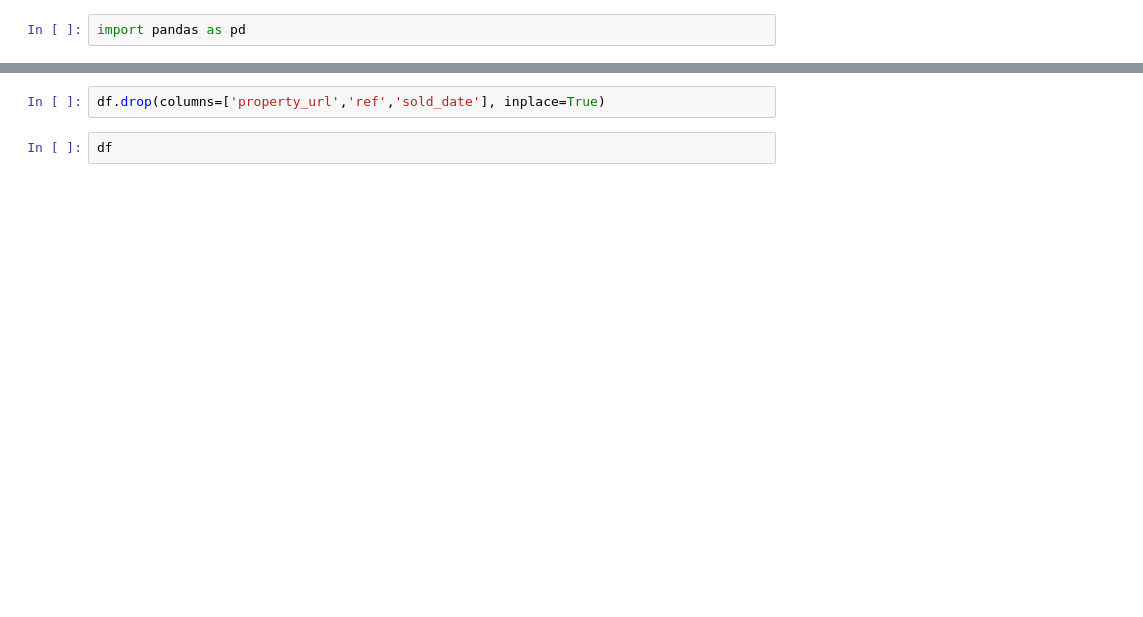
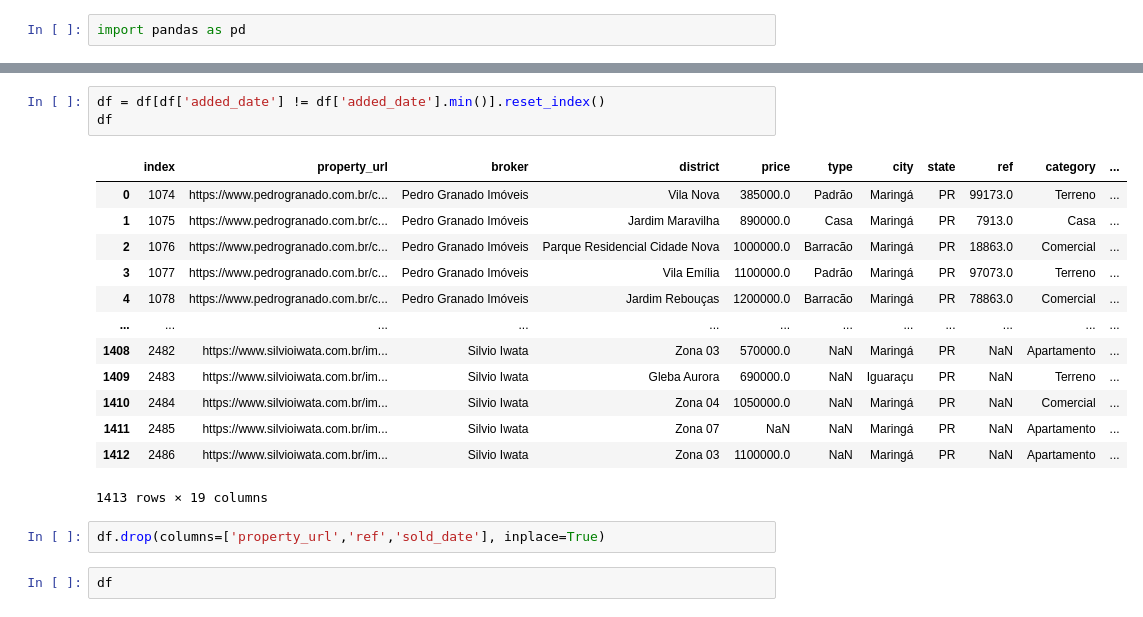
Before and after one commit to joaopaivaa/Maringa-Housing-Prices, a Jupyter notebook: filtering.ipynb, the cells around one changed output, grey strips where cells are left out. Cells and saved outputs as stored; diff of their text form; blank space fills up the shorter version.

```diff
--- a/filtering.ipynb
+++ b/filtering.ipynb
@@ -20,3 +20,20 @@ df
+# %%
+df = df[df['added_date'] != df['added_date'].min()].reset_index()
+df
+# %% [output]
+|  | index | property_url | broker | district | price | type | city | state | ref | category | ... |
+| 0 | 1074 | https://www.pedrogranado.com.br/c... | Pedro Granado Imóveis | Vila Nova | 385000.0 | Padrão | Maringá | PR | 99173.0 | Terreno | ... |
+| 1 | 1075 | https://www.pedrogranado.com.br/c... | Pedro Granado Imóveis | Jardim Maravilha | 890000.0 | Casa | Maringá | PR | 7913.0 | Casa | ... |
+| 2 | 1076 | https://www.pedrogranado.com.br/c... | Pedro Granado Imóveis | Parque Residencial Cidade Nova | 1000000.0 | Barracão | Maringá | PR | 18863.0 | Comercial | ... |
+| 3 | 1077 | https://www.pedrogranado.com.br/c... | Pedro Granado Imóveis | Vila Emília | 1100000.0 | Padrão | Maringá | PR | 97073.0 | Terreno | ... |
+| 4 | 1078 | https://www.pedrogranado.com.br/c... | Pedro Granado Imóveis | Jardim Rebouças | 1200000.0 | Barracão | Maringá | PR | 78863.0 | Comercial | ... |
+| ... | ... | ... | ... | ... | ... | ... | ... | ... | ... | ... | ... |
+| 1408 | 2482 | https://www.silvioiwata.com.br/im... | Silvio Iwata | Zona 03 | 570000.0 | NaN | Maringá | PR | NaN | Apartamento | ... |
+| 1409 | 2483 | https://www.silvioiwata.com.br/im... | Silvio Iwata | Gleba Aurora | 690000.0 | NaN | Iguaraçu | PR | NaN | Terreno | ... |
+| 1410 | 2484 | https://www.silvioiwata.com.br/im... | Silvio Iwata | Zona 04 | 1050000.0 | NaN | Maringá | PR | NaN | Comercial | ... |
+| 1411 | 2485 | https://www.silvioiwata.com.br/im... | Silvio Iwata | Zona 07 | NaN | NaN | Maringá | PR | NaN | Apartamento | ... |
+| 1412 | 2486 | https://www.silvioiwata.com.br/im... | Silvio Iwata | Zona 03 | 1100000.0 | NaN | Maringá | PR | NaN | Apartamento | ... |
+1413 rows × 19 columns
 # %%
 df.drop(columns=['property_url','ref','sold_date'], inplace=True)
 # %%
```
Also changed, not shown: parts of 2 cells of this notebook, 3 other files.
